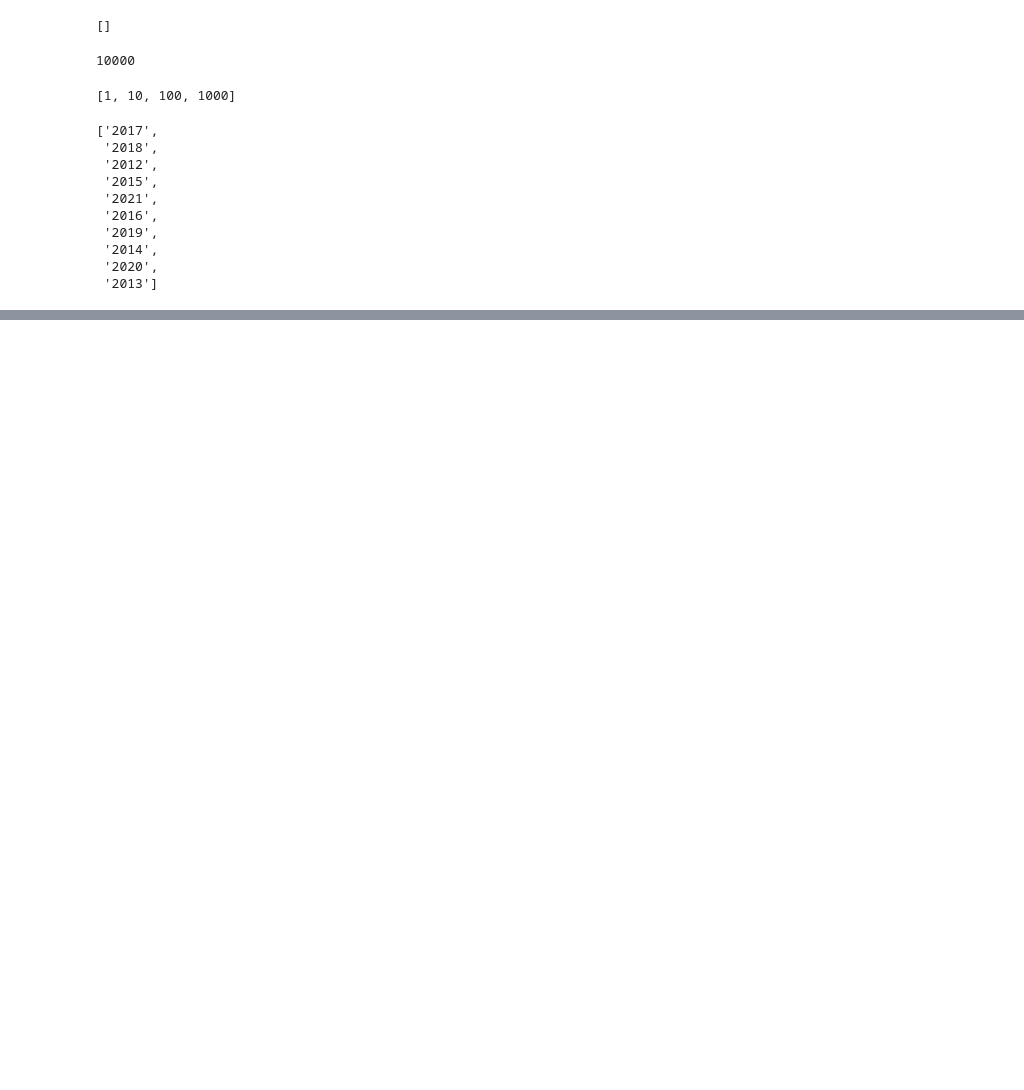
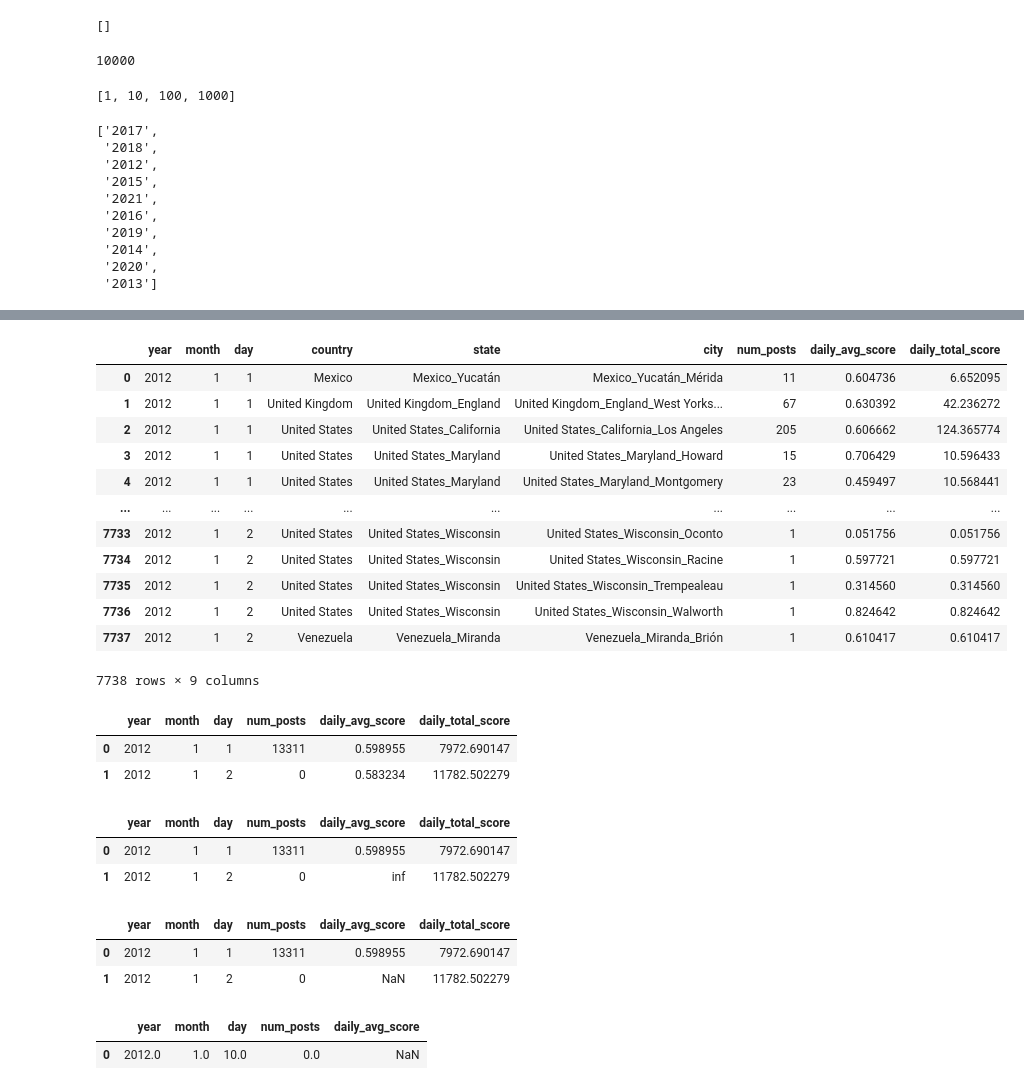
Before and after one commit to MIT-SUL-Team/geotweet-sentiment-geography, a Jupyter notebook: notebooks/testing some methods.ipynb, the cells around one changed output, grey strips where cells are left out. Drawn from its saved outputs; the diff is of its cells as text; code cells hidden in the pictures; blank space fills up the shorter version.

```diff
--- a/notebooks/testing some methods.ipynb
+++ b/notebooks/testing some methods.ipynb
@@ -135,5 +136,5 @@ def some_method(year):
             corrupted_files.append(file_name)
     return result_df, missing_files, empty_files, corrupted_files
 # %%
-a, b, c, d = some_method(2014)
-a
+df, b, c, d = some_method(2012)
+df
@@ -169,0 +274,3 @@ os.listdir(DIR_GEOGRAPHY)
+# %%
+temp = a
+temp
@@ -169,0 +291,18 @@ os.listdir(DIR_GEOGRAPHY)
+# %%
+temp["daily_total_score"] = temp["num_posts"] * temp["daily_avg_score"]
+# %%
+temp
+# %% [output]
+|  | year | month | day | country | state | city | num_posts | daily_avg_score | daily_total_score |
+| 0 | 2012 | 1 | 1 | Mexico | Mexico_Yucatán | Mexico_Yucatán_Mérida | 11 | 0.604736 | 6.652095 |
+| 1 | 2012 | 1 | 1 | United Kingdom | United Kingdom_England | United Kingdom_England_West Yorks... | 67 | 0.630392 | 42.236272 |
+| 2 | 2012 | 1 | 1 | United States | United States_California | United States_California_Los Angeles | 205 | 0.606662 | 124.365774 |
+| 3 | 2012 | 1 | 1 | United States | United States_Maryland | United States_Maryland_Howard | 15 | 0.706429 | 10.596433 |
+| 4 | 2012 | 1 | 1 | United States | United States_Maryland | United States_Maryland_Montgomery | 23 | 0.459497 | 10.568441 |
+| ... | ... | ... | ... | ... | ... | ... | ... | ... | ... |
+| 7733 | 2012 | 1 | 2 | United States | United States_Wisconsin | United States_Wisconsin_Oconto | 1 | 0.051756 | 0.051756 |
+| 7734 | 2012 | 1 | 2 | United States | United States_Wisconsin | United States_Wisconsin_Racine | 1 | 0.597721 | 0.597721 |
+| 7735 | 2012 | 1 | 2 | United States | United States_Wisconsin | United States_Wisconsin_Trempealeau | 1 | 0.314560 | 0.314560 |
+| 7736 | 2012 | 1 | 2 | United States | United States_Wisconsin | United States_Wisconsin_Walworth | 1 | 0.824642 | 0.824642 |
+| 7737 | 2012 | 1 | 2 | Venezuela | Venezuela_Miranda | Venezuela_Miranda_Brión | 1 | 0.610417 | 0.610417 |
+7738 rows × 9 columns
@@ -169,0 +315,13 @@ os.listdir(DIR_GEOGRAPHY)
+# %%
+sdf["num_posts"] = [13311, 0]
+sdf
+# %% [output]
+|  | year | month | day | num_posts | daily_avg_score | daily_total_score |
+| 0 | 2012 | 1 | 1 | 13311 | 0.598955 | 7972.690147 |
+| 1 | 2012 | 1 | 2 | 0 | 0.583234 | 11782.502279 |
+# %%
+sdf
+# %% [output]
+|  | year | month | day | num_posts | daily_avg_score | daily_total_score |
+| 0 | 2012 | 1 | 1 | 13311 | 0.598955 | 7972.690147 |
+| 1 | 2012 | 1 | 2 | 0 | inf | 11782.502279 |
@@ -169,0 +330,6 @@ os.listdir(DIR_GEOGRAPHY)
+# %%
+sdf
+# %% [output]
+|  | year | month | day | num_posts | daily_avg_score | daily_total_score |
+| 0 | 2012 | 1 | 1 | 13311 | 0.598955 | 7972.690147 |
+| 1 | 2012 | 1 | 2 | 0 | NaN | 11782.502279 |
@@ -169,0 +339,5 @@ os.listdir(DIR_GEOGRAPHY)
+# %%
+k
+# %% [output]
+|  | year | month | day | num_posts | daily_avg_score |
+| 0 | 2012.0 | 1.0 | 10.0 | 0.0 | NaN |
```
Also changed, not shown: parts of 30 cells of this notebook, 2 other files.
